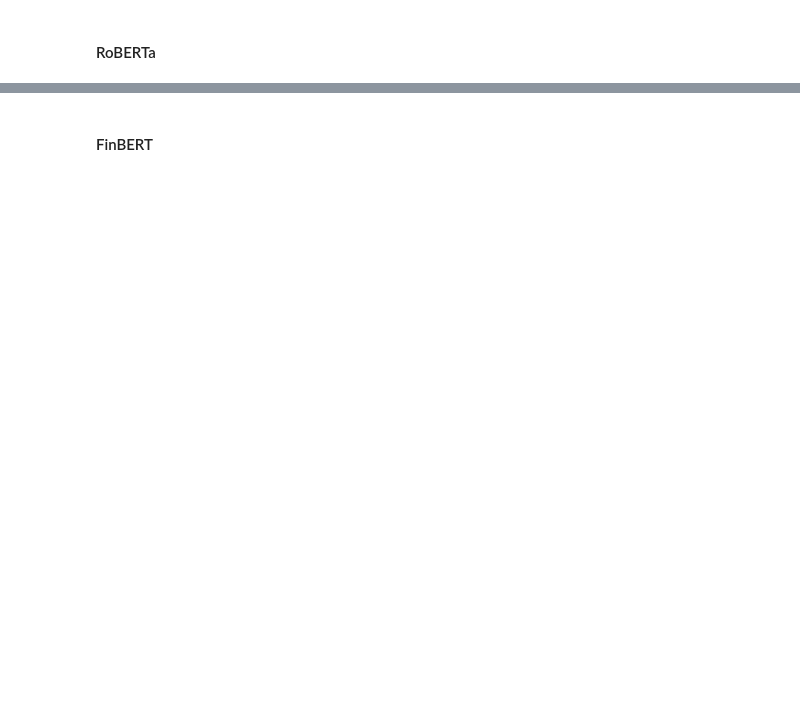
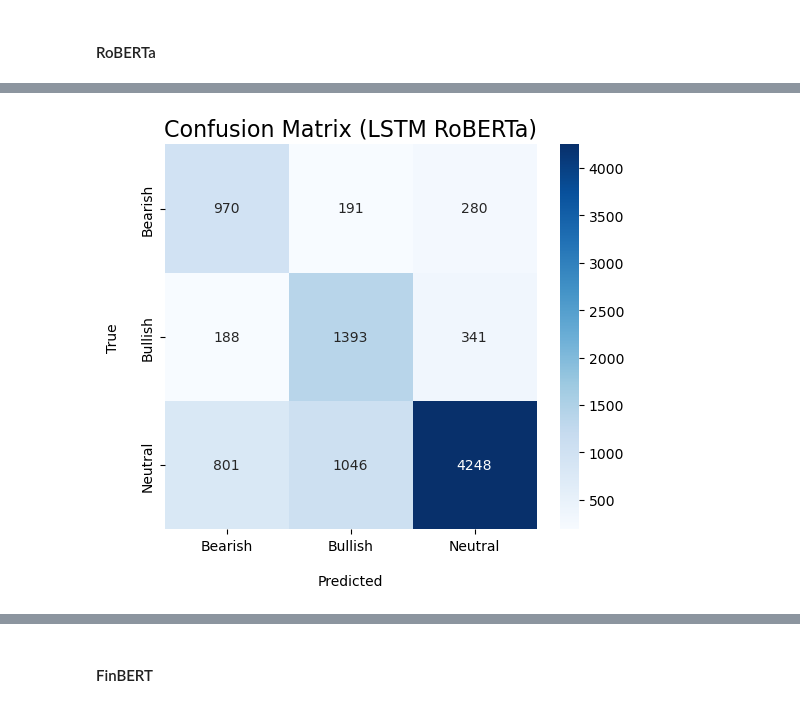
Before and after one commit to M4rtinsFons3caConsulting/TextMining, a Jupyter notebook: notebooks/project.ipynb, the cells around one changed output, grey strips where cells are left out. Drawn from its saved outputs; the diff is of its cells as text; code cells hidden in the pictures; blank space fills up the shorter version.

```diff
--- a/notebooks/project.ipynb
+++ b/notebooks/project.ipynb
@@ -731,13 +1002,15 @@ print(classification_report(y_true_all, y_pred_all, digits=4, target_names=LABEL
 # %%
 # Confusion matrix
 cm = confusion_matrix(y_true_all, y_pred_all)
 
 plt.figure(figsize=(6,5))
 sns.heatmap(cm, annot=True, fmt='d', cmap='Blues', xticklabels=LABELS.keys(), yticklabels=LABELS.keys())
 plt.xlabel('Predicted', labelpad=15)
 plt.ylabel('True', labelpad=15)
-plt.title('Confusion Matrix (LSTM Word2Vec)', fontsize=16)
+plt.title('Confusion Matrix (LSTM RoBERTa)', fontsize=16)
 plt.show()
+# %% [output]
+[figure, added]
 # %%
 df_list = []
 
```
Also changed, not shown: parts of 46 cells of this notebook, 4 other files.
